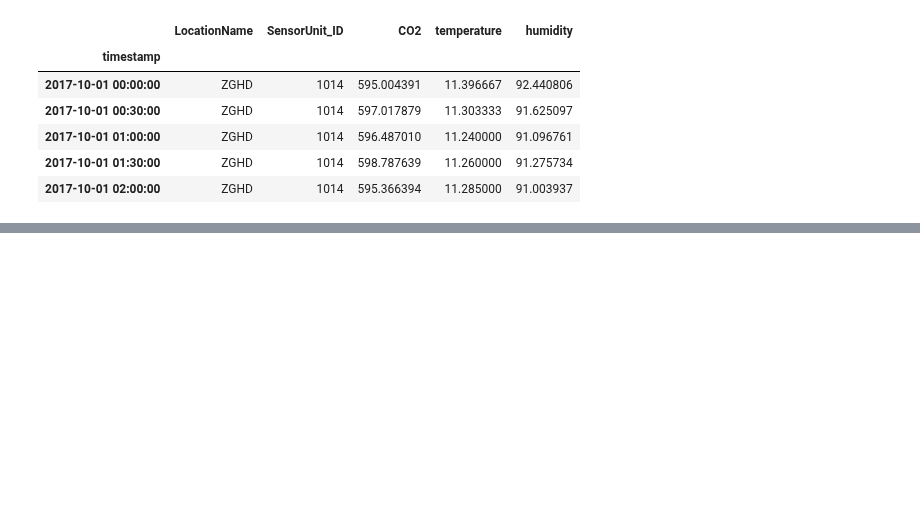
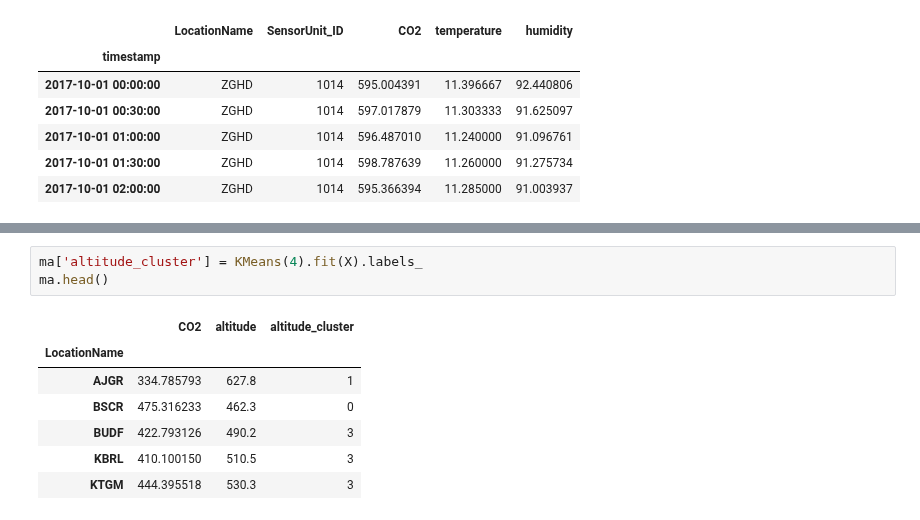
Before and after one commit to joelmfonseca/COM-503, a Jupyter notebook: mini_project/mini_project.ipynb, the cells around one changed output, grey strips where cells are left out. Drawn from its saved outputs; the diff is of its cells as text; blank space fills up the shorter version.

```diff
--- a/mini_project/mini_project.ipynb
+++ b/mini_project/mini_project.ipynb
@@ -90,0 +153,11 @@ mth.head()
+# %%
+ma['altitude_cluster'] = KMeans(4).fit(X).labels_
+ma.head()
+# %% [output]
+|  | CO2 | altitude | altitude_cluster |
+| LocationName |  |  |  |
+| AJGR | 334.785793 | 627.8 | 1 |
+| BSCR | 475.316233 | 462.3 | 0 |
+| BUDF | 422.793126 | 490.2 | 3 |
+| KBRL | 410.100150 | 510.5 | 3 |
+| KTGM | 444.395518 | 530.3 | 3 |
```
Also changed, not shown: parts of 9 cells of this notebook.
